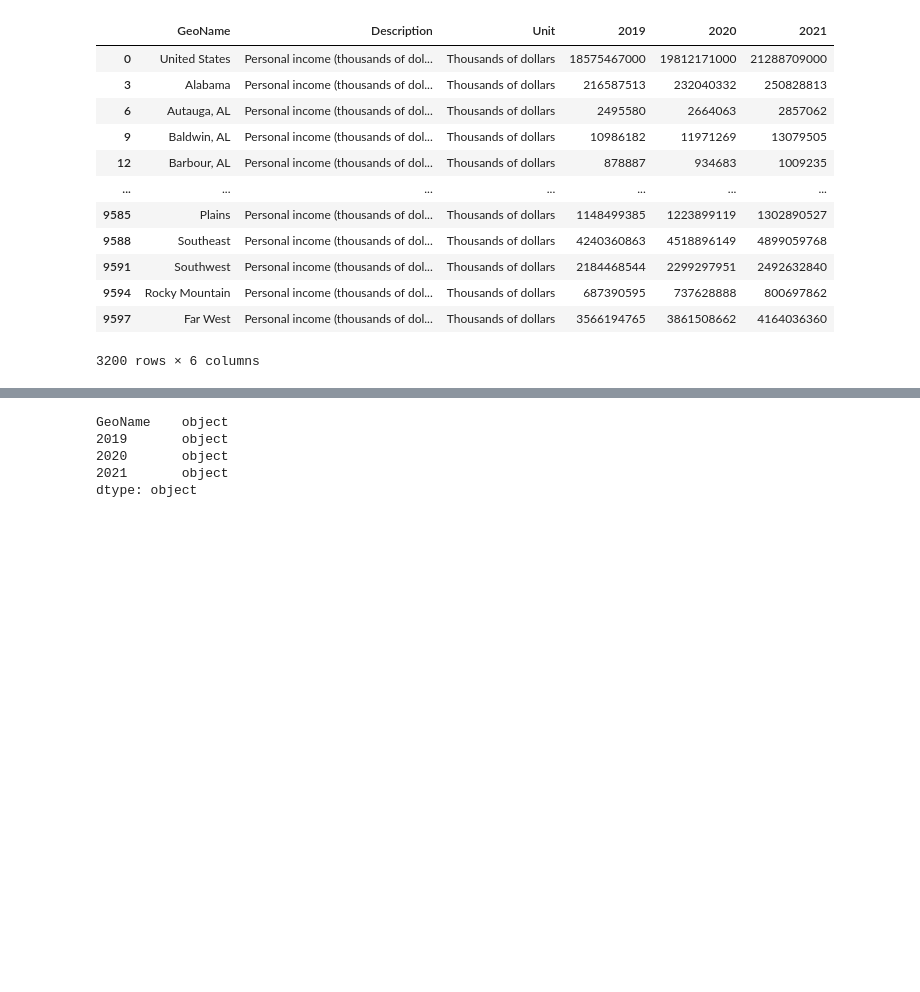
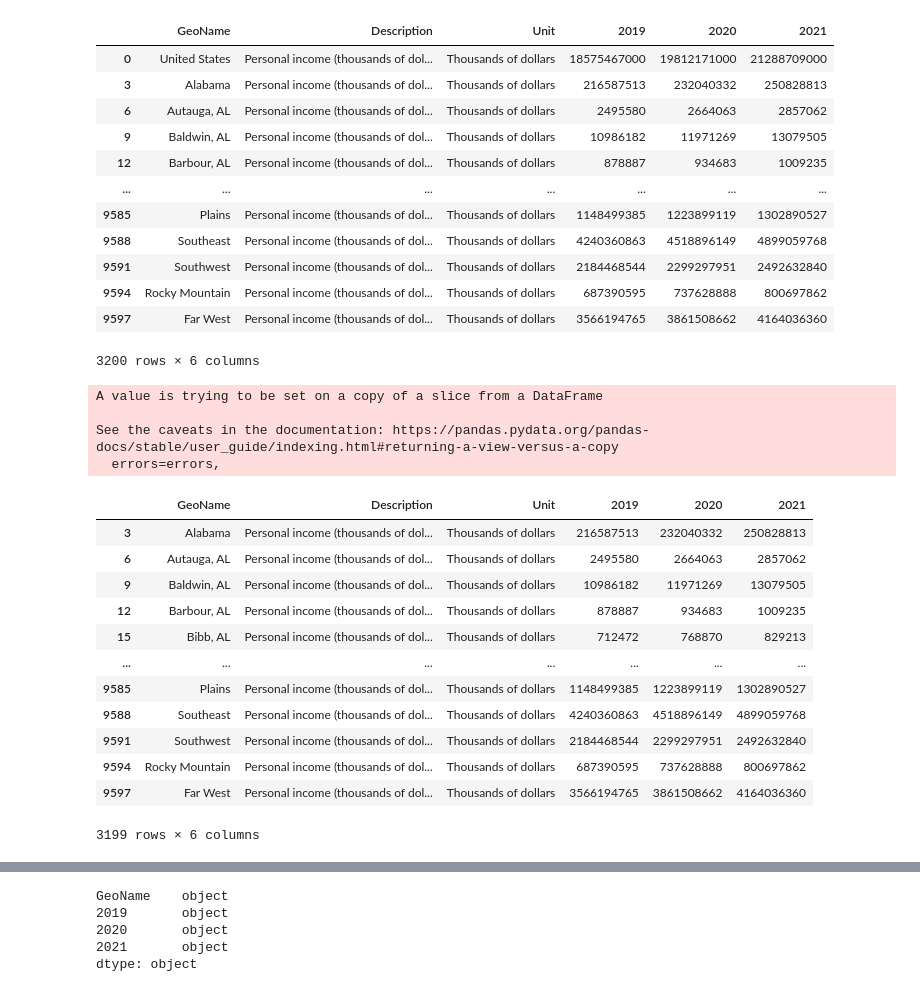
Before and after one commit to TSheridan01/Electric2, a Jupyter notebook: DB_insert_county_income.ipynb, the cells around one changed output, grey strips where cells are left out. Drawn from its saved outputs; the diff is of its cells as text; code cells hidden in the pictures; blank space fills up the shorter version.

```diff
--- a/DB_insert_county_income.ipynb
+++ b/DB_insert_county_income.ipynb
@@ -106,6 +83,28 @@ income_df
 | 9594 | Rocky Mountain | Personal income (thousands of dol... | Thousands of dollars | 687390595 | 737628888 | 800697862 |
 | 9597 | Far West | Personal income (thousands of dol... | Thousands of dollars | 3566194765 | 3861508662 | 4164036360 |
 3200 rows × 6 columns
+# %%
+# dropping rows where GeoName = United States
+income_df.drop(income_df[income_df['GeoName'] == "United States"].index, inplace=True)
+income_df
+# %% [output]
+A value is trying to be set on a copy of a slice from a DataFrame
+
+See the caveats in the documentation: https://pandas.pydata.org/pandas-docs/stable/user_guide/indexing.html#returning-a-view-versus-a-copy
+  errors=errors,
+|  | GeoName | Description | Unit | 2019 | 2020 | 2021 |
+| 3 | Alabama | Personal income (thousands of dol... | Thousands of dollars | 216587513 | 232040332 | 250828813 |
+| 6 | Autauga, AL | Personal income (thousands of dol... | Thousands of dollars | 2495580 | 2664063 | 2857062 |
+| 9 | Baldwin, AL | Personal income (thousands of dol... | Thousands of dollars | 10986182 | 11971269 | 13079505 |
+| 12 | Barbour, AL | Personal income (thousands of dol... | Thousands of dollars | 878887 | 934683 | 1009235 |
+| 15 | Bibb, AL | Personal income (thousands of dol... | Thousands of dollars | 712472 | 768870 | 829213 |
+| ... | ... | ... | ... | ... | ... | ... |
+| 9585 | Plains | Personal income (thousands of dol... | Thousands of dollars | 1148499385 | 1223899119 | 1302890527 |
+| 9588 | Southeast | Personal income (thousands of dol... | Thousands of dollars | 4240360863 | 4518896149 | 4899059768 |
+| 9591 | Southwest | Personal income (thousands of dol... | Thousands of dollars | 2184468544 | 2299297951 | 2492632840 |
+| 9594 | Rocky Mountain | Personal income (thousands of dol... | Thousands of dollars | 687390595 | 737628888 | 800697862 |
+| 9597 | Far West | Personal income (thousands of dol... | Thousands of dollars | 3566194765 | 3861508662 | 4164036360 |
+3199 rows × 6 columns
 # %%
 # drop columns Unit, Description
 income_df = income_df[['GeoName','2019','2020','2021']]
```
Also changed, not shown: parts of 12 cells of this notebook, 8 other files.
